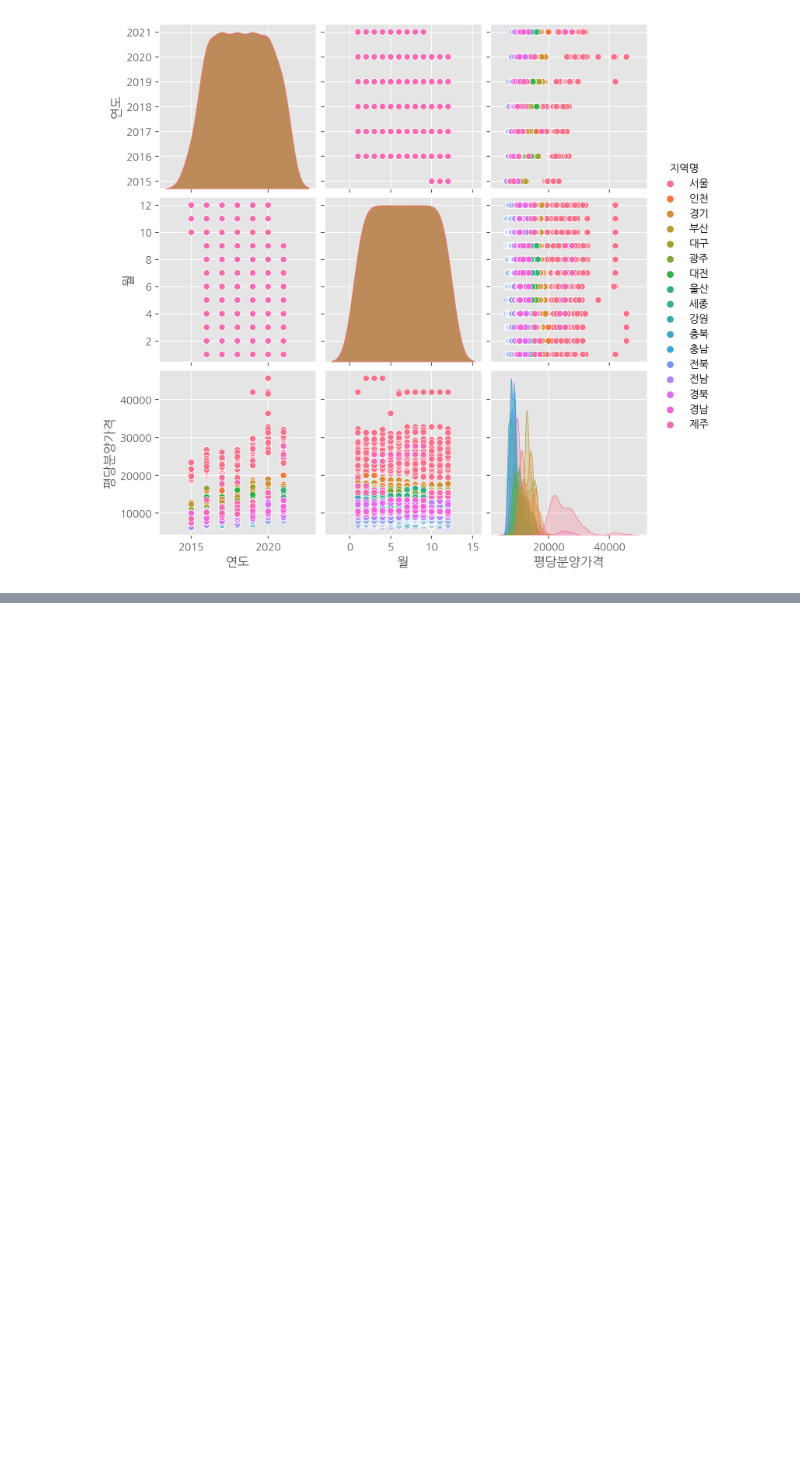
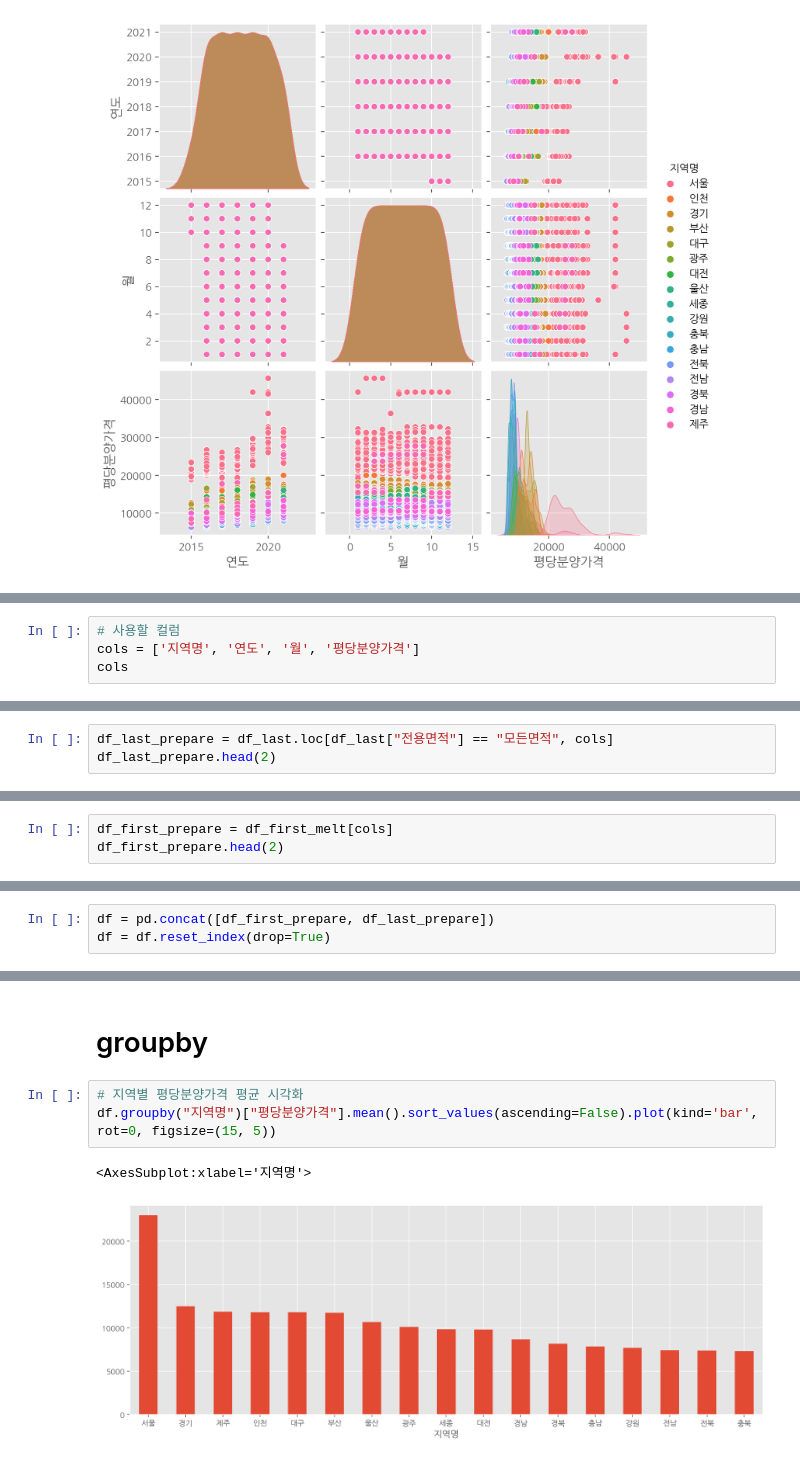
Before and after one commit to wumusill/AI_School, a Jupyter notebook: TP2/Tidy_data/python0304.ipynb, the cells around one changed output, grey strips where cells are left out. Cells and saved outputs as stored; diff of their text form; blank space fills up the shorter version.

```diff
--- a/TP2/Tidy_data/python0304.ipynb
+++ b/TP2/Tidy_data/python0304.ipynb
@@ -227,0 +383,4 @@ sns.pairplot(df_last, hue="지역명")
+# %%
+# 사용할 컬럼
+cols = ['지역명', '연도', '월', '평당분양가격']
+cols
@@ -227,0 +389,3 @@ sns.pairplot(df_last, hue="지역명")
+# %%
+df_last_prepare = df_last.loc[df_last["전용면적"] == "모든면적", cols]
+df_last_prepare.head(2)
@@ -227,0 +396,3 @@ sns.pairplot(df_last, hue="지역명")
+# %%
+df_first_prepare = df_first_melt[cols]
+df_first_prepare.head(2)
@@ -227,0 +403,3 @@ sns.pairplot(df_last, hue="지역명")
+# %%
+df = pd.concat([df_first_prepare, df_last_prepare])
+df = df.reset_index(drop=True)
@@ -227,0 +437,8 @@ sns.pairplot(df_last, hue="지역명")
+# %% [markdown]
+# groupby
+# %%
+# 지역별 평당분양가격 평균 시각화
+df.groupby("지역명")["평당분양가격"].mean().sort_values(ascending=False).plot(kind='bar', rot=0, figsize=(15, 5))
+# %% [output]
+<AxesSubplot:xlabel='지역명'>
+[figure, added]
```
Also changed, not shown: parts of 51 cells of this notebook, 3 other files.
